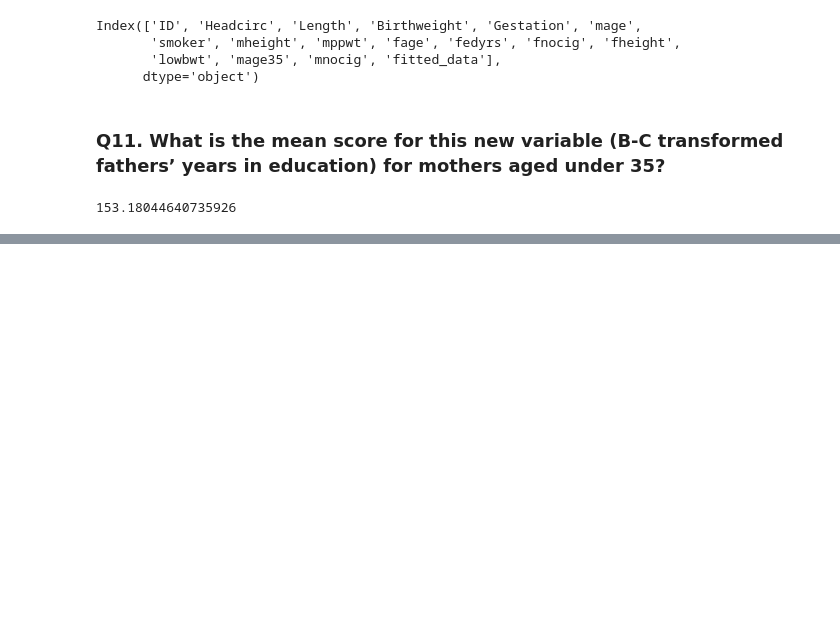
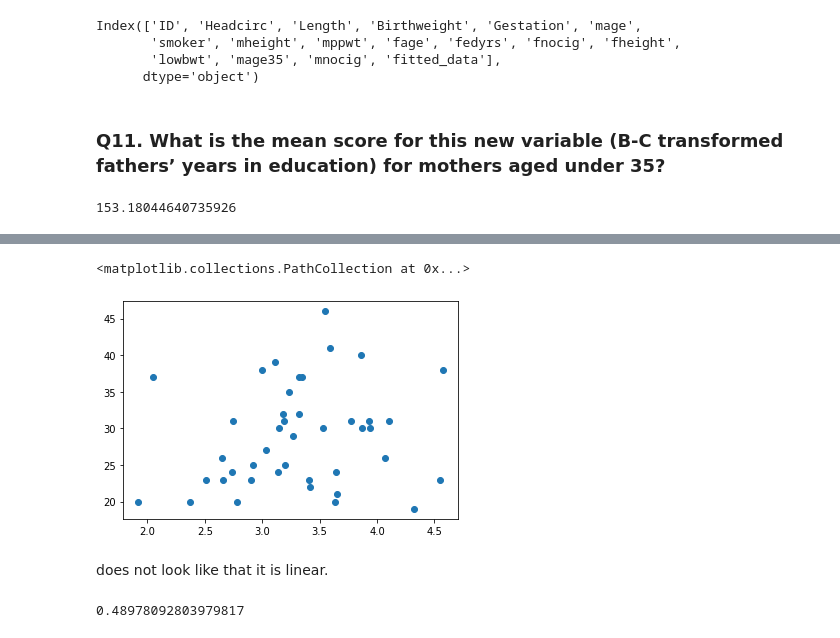
Before and after one commit to sashan90s/Statistics-with-Python, a Jupyter notebook: week 2.ipynb, the cells around one changed output, grey strips where cells are left out. Saved outputs shown, nothing was run; the diff lists cells and outputs as text; code cells hidden in the pictures; blank space fills up the shorter version.

```diff
--- a/week 2.ipynb
+++ b/week 2.ipynb
@@ -146,0 +206,7 @@ df.loc[df['mage'] < 35, 'fitted_data'].mean()
+# %%
+pyplot.scatter(df['Birthweight'], df['fage'])
+# %% [output]
+<matplotlib.collections.PathCollection at 0x...>
+[figure, added]
+# %% [markdown]
+does not look like that it is linear.
@@ -146,0 +215,4 @@ df.loc[df['mage'] < 35, 'fitted_data'].mean()
+# %%
+skew(df['fage'], axis = 0, bias=True)
+# %% [output]
+0.48978092803979817
```
Also changed, not shown: parts of 25 cells of this notebook.
